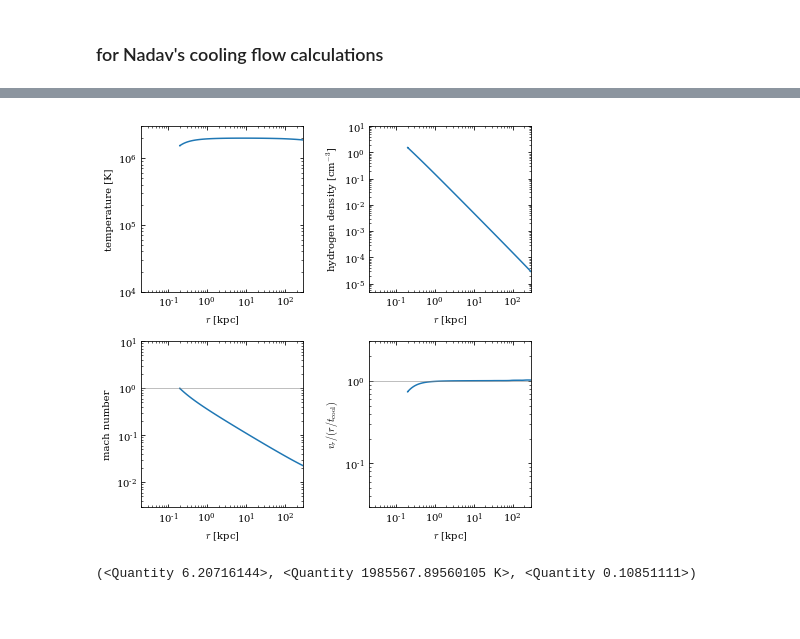
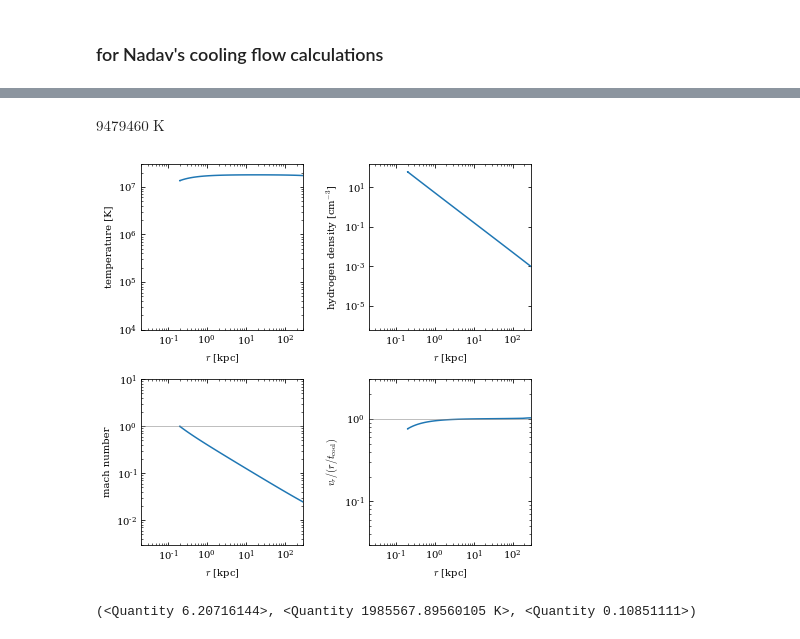
Before and after one commit to spectram/cooling_flow, a Jupyter notebook: ipynb/GIZMO_ICs_grid.ipynb, the cells around one changed output, grey strips where cells are left out. Saved outputs shown, nothing was run; the diff lists cells and outputs as text; code cells hidden in the pictures; blank space fills up the shorter version.

```diff
--- a/ipynb/GIZMO_ICs_grid.ipynb
+++ b/ipynb/GIZMO_ICs_grid.ipynb
@@ -302,8 +328,8 @@ $84.545762 \; \mathrm{}$
 # %%
 fiducial = ics.ICs(vc=200*un.km/un.s,
                    Rcirc=10*un.kpc,
-                    Rsonic=0.2*un.kpc,
-                   resolution = 1e4*un.Msun,
+                    Rsonic=0.5*un.kpc,
+                   resolution = 8e4*un.Msun,
                     Z_CGM=0.1,fgas=0.2)
 # %%
 fiducial.calc_CF_solution(pr=True)
@@ -349,0 +368,14 @@ fig_width_half = 3.4
+# %%
+sols = []
+for Rsonic,resolution,Z_CGM in ((3,1e4,3),(0.05,1e4,0.1),(20,1e4,20))[:]:
+    fiducial = ics.ICs(vc=200*un.km/un.s,
+                       Rcirc=1*un.kpc,
+                       Rsonic=Rsonic*un.kpc,
+                       resolution = resolution*un.Msun,
+                       Z_CGM=Z_CGM,fgas=0.2)
+    fiducial.calc_CF_solution(pr=True)
+    ind = (fiducial.CF_solution.Rs()>10*un.kpc).nonzero()[0][0]
+    log_nH = log(fiducial.CF_solution.nHs()[ind].value)
+    print('log nH(10 kpc)=%.2f, Mdot=%.3f'%(log_nH,fiducial.CF_solution.Mdot.value))
+    fiducial.create_output_files()
+    sols.append( fiducial )
@@ -349,0 +442,12 @@ fig_width_half = 3.4
+# %%
+for iPanel,sol in enumerate(sols):
+    Mdot = sol.CF_solution.Mdot
+    print(Mdot)
+    ax = pl.subplot(3,1,iPanel+1)
+    for ii,t in enumerate(10.**np.arange(-1,2)*un.Gyr):
+        c = pl.get_cmap('viridis')(1-ii/2)
+        pl.plot(res.Rs(), ((res.vc2() + cons.G*(t*Mdot).to('Msun')/res.Rs())**0.5).to('km/s'),c=c,label=t.value)
+    pl.loglog()
+    pl.xlim(1,100)
+    pl.ylim(150,500)
+    pl.legend()
@@ -349,0 +471,8 @@ fig_width_half = 3.4
+# %%
+reload(ics)
+ics.ICs.R_min,ics.ICs.R_max = 0.005*un.kpc, 3000*un.kpc
+fiducial = ics.ICs(vc=600*un.km/un.s,
+                   Rcirc=10*un.kpc,
+                   Rsonic=1*un.kpc,
+                   resolution = 8e4*un.Msun,
+                   Z_CGM=0.1,fgas=0.2,Rvc=50*un.kpc,m=0.3)
@@ -350,32 +530,36 @@ fig_width_half = 3.4
+# %%
+(((cons.G*1*un.Msun/(7e5*un.km))**0.5).to('km/s').value/200)**2 * 2e6*un.K
+# %% [output]
+$9479460 \; \mathrm{K}$
 # %%
 res = fiducial.CF_solution
 fig = pl.figure(figsize=(7,7))
 pl.subplots_adjust(hspace=0.3,wspace=0.4)
 for iPanel in range(4):
     pl.subplot(2,2,iPanel+1)
     if iPanel==0: ys = res.Ts()
     if iPanel==1: ys = res.nHs()
     if iPanel==2: ys = res.Ms()
     if iPanel==3: ys = res.t_cools() / res.t_flows()
     pl.loglog(res.Rs(),ys)
     pl.xlim(0.02,300)
     pl.xlabel(r'$r$ [kpc]')
     if iPanel==0:
         pl.ylabel(r'temperature [K]')
-        pl.ylim(1e4,3e6)
+        pl.ylim(1e4,3e7)
     if iPanel==1:
         pl.ylabel(r'hydrogen density [cm$^{-3}$]')
-        pl.ylim(0.5e-5,10)
+#         pl.ylim(0.5e-5,10)
     if iPanel==2:
         pl.ylabel(r'mach number')
         pl.ylim(0.003,10)
         pl.axhline(1.,c='.5',lw=0.5)
     if iPanel==3:
         pl.ylabel(r'$v_r / (r/t_{\rm cool})$')
         pl.ylim(0.03,3)
         pl.axhline(1.,c='.5',lw=0.5)
 # %% [output]
-[figure, old version]
+[figure, new version]
 # %%
 fiducial.CF_solution.tcool_to_tff()[ind].to(''), fiducial.CF_solution.Ts()[ind], fiducial.CF_solution.Ms()[ind]
 # %% [output]
```
Also changed, not shown: parts of 17 cells of this notebook, 7 other files.
